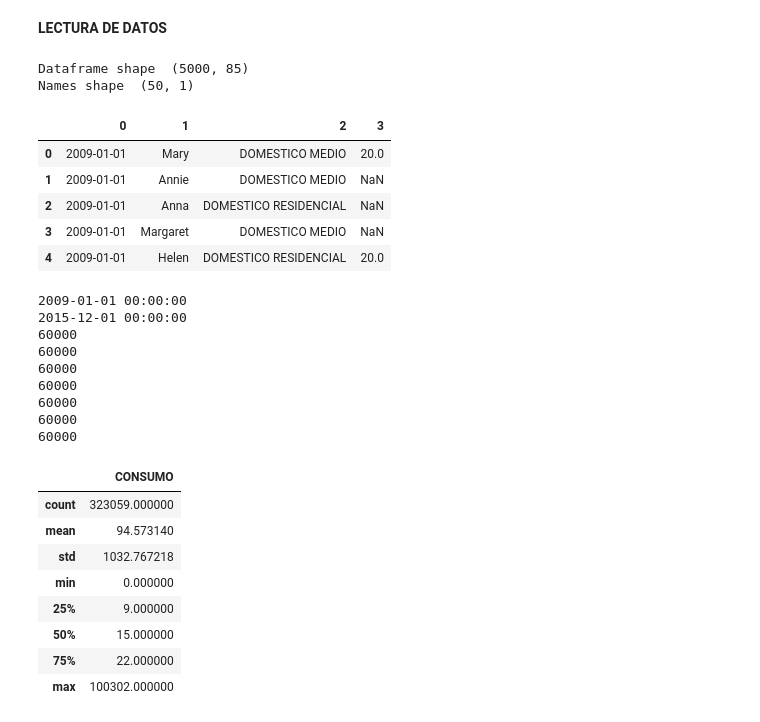
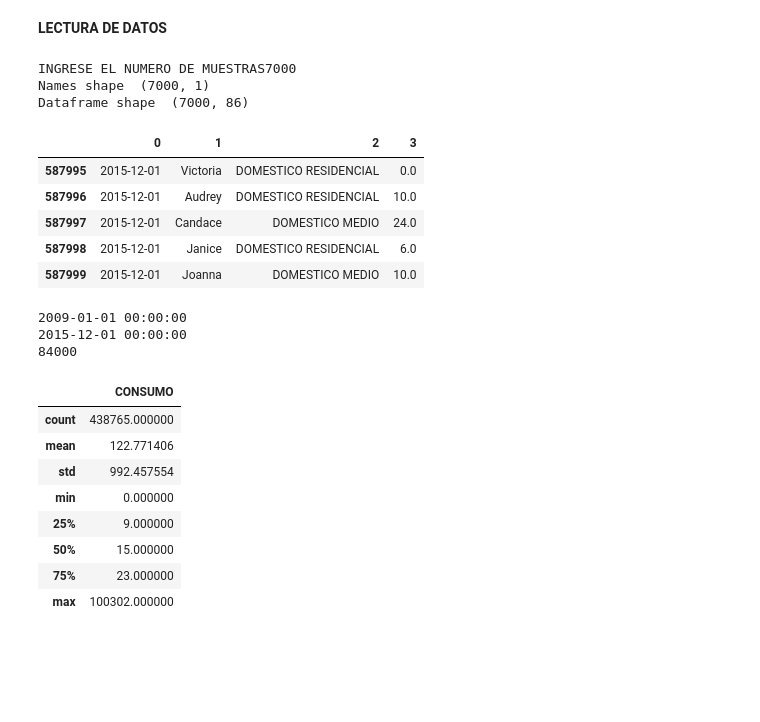
Before and after one commit to bchuchucaa/RNNConsumoDeAgua, a Jupyter notebook: RNNConsumoDeAgua.ipynb, the cells around one changed output. Saved outputs shown, nothing was run; the diff lists cells and outputs as text; code cells hidden in the pictures; blank space fills up the shorter version.

```diff
--- a/RNNConsumoDeAgua.ipynb
+++ b/RNNConsumoDeAgua.ipynb
@@ -36,8 +35,9 @@ LIBRERIAS IMPORTADAS
 **LECTURA DE DATOS**
 # %%
 #LOADING DATA
+number_of_samples=int(input("INGRESE EL NUMERO DE MUESTRAS"))
 df= read_csv('/content/AguaH.csv')
-df = df.iloc[0:5000 , :]
+df = df.iloc[0:number_of_samples , :]
 #AJUSTE DEL FORMATO DE LAS FECHAS
 lookup = {'ENE':'01','FEB':'02','MAR':'03','ABR':'04','MAY':'05','JUN':'06','JUL':'07','AGO':'08','SEP':'09','OCT':'10','NOV':'11','DIC':'12'}
 clist=[]
@@ -48,16 +48,13 @@ for col in df.columns[5:]:
 columns = ['LANDUSE_TYPE','USER','PIPE DIAM','VENDOR','JAN16']+clist
 df.columns=columns
 df = df.drop(columns=['LANDUSE_TYPE','PIPE DIAM','VENDOR','JAN16'])
-print("Dataframe shape ",df.shape)
 #ESTE CODIGO SIRVE UNICAMENTE PARA LA INTEGRACION DE LOS NOMBRES EN EL DATAFRAME
-col_list = ["Name"]
-names = pd.read_csv("/content/StateNames.csv", usecols=col_list)
-names = names.iloc[0:50 , :]
+names = pd.read_csv("/content/StateNames.csv", usecols=["Name"])
+names = names.iloc[0:number_of_samples , :]
 #ELIMINAMOS LA COLUMNA DE LOS NOMBRE YA QUE SE BINARIZARON
-#df = df.iloc[: , 1:]
 print("Names shape ",names.shape)
 df.insert(loc=1, column='Names', value=names)
-
+print("Dataframe shape ",df.shape)
 #AJUSTE DEL DATASET EN EL FORMATO SOLICITADO
 rows_list=[]
 dataComp = pd.DataFrame(columns=('DATE','NOMBRE','TIPO', 'CONSUMO'))
@@ -69,17 +66,18 @@ for column in range(2,len(df.columns),1):
 
 dataComp = pd.DataFrame(rows_list)
 # %% [output]
-Dataframe shape  (5000, 85)
-Names shape  (50, 1)
+INGRESE EL NUMERO DE MUESTRAS7000
+Names shape  (7000, 1)
+Dataframe shape  (7000, 86)
 # %%
-dataComp.head()
+dataComp.tail()
 # %% [output]
 |  | 0 | 1 | 2 | 3 |
-| 0 | 2009-01-01 | Mary | DOMESTICO MEDIO | 20.0 |
-| 1 | 2009-01-01 | Annie | DOMESTICO MEDIO | NaN |
-| 2 | 2009-01-01 | Anna | DOMESTICO RESIDENCIAL | NaN |
-| 3 | 2009-01-01 | Margaret | DOMESTICO MEDIO | NaN |
-| 4 | 2009-01-01 | Helen | DOMESTICO RESIDENCIAL | 20.0 |
+| 587995 | 2015-12-01 | Victoria | DOMESTICO RESIDENCIAL | 0.0 |
+| 587996 | 2015-12-01 | Audrey | DOMESTICO RESIDENCIAL | 10.0 |
+| 587997 | 2015-12-01 | Candace | DOMESTICO MEDIO | 24.0 |
+| 587998 | 2015-12-01 | Janice | DOMESTICO RESIDENCIAL | 6.0 |
+| 587999 | 2015-12-01 | Joanna | DOMESTICO MEDIO | 10.0 |
 # %%
 dataComp.rename(columns = {0:'DATE',1:'NOMBRE',2:'TIPO',3:'CONSUMO'}, inplace = True)
 dataComp['DATE'] = pd.to_datetime(dataComp['DATE'], format='%Y-%m-%d')
@@ -89,32 +87,20 @@ print(dataComp.index.min())
 print(dataComp.index.max())
 #CANTIDAD DE MUESTRAS POR ANIO
 print(len(dataComp['2009']))
-print(len(dataComp['2010']))
-print(len(dataComp['2011']))
-print(len(dataComp['2012']))
-print(len(dataComp['2013']))
-print(len(dataComp['2014']))
-print(len(dataComp['2015']))
 # %% [output]
 2009-01-01 00:00:00
 2015-12-01 00:00:00
-60000
-60000
-60000
-60000
-60000
-60000
-60000
+84000
 # %%
 #DESCRIPCION DEL DATASET
 dataComp.describe()
 # %% [output]
 |  | CONSUMO |
-| count | 323059.000000 |
-| mean | 94.573140 |
-| std | 1032.767218 |
+| count | 438765.000000 |
+| mean | 122.771406 |
+| std | 992.457554 |
 | min | 0.000000 |
 | 25% | 9.000000 |
 | 50% | 15.000000 |
-| 75% | 22.000000 |
+| 75% | 23.000000 |
 | max | 100302.000000 |
```
Also changed, not shown: parts of 42 cells of this notebook.
